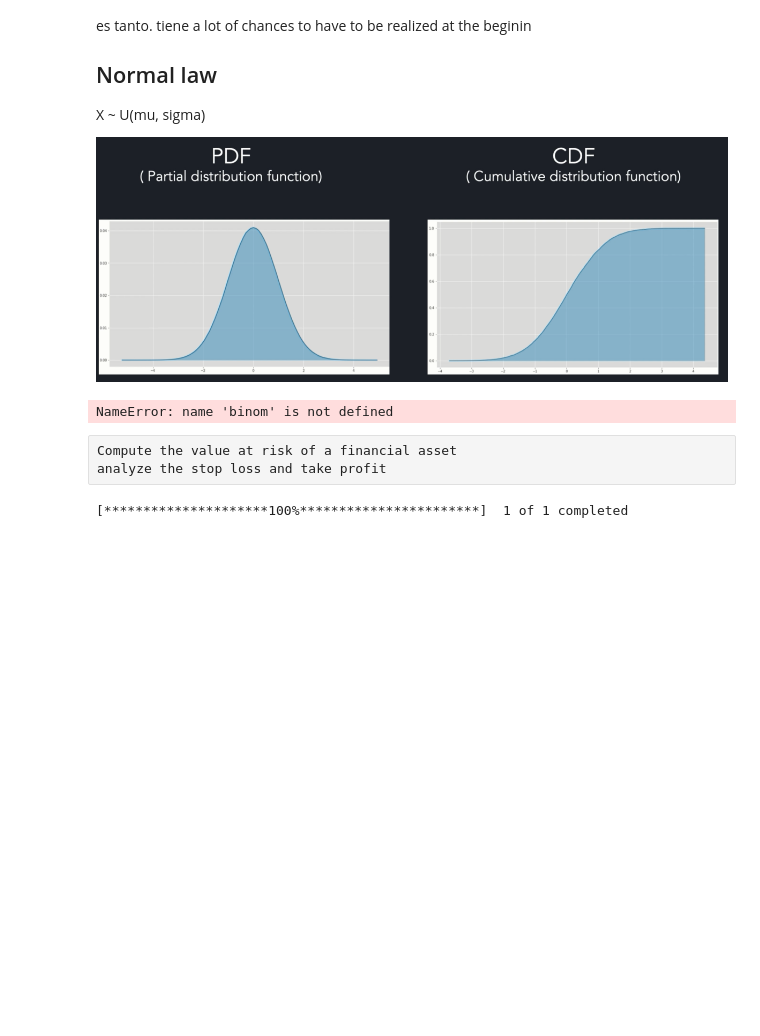
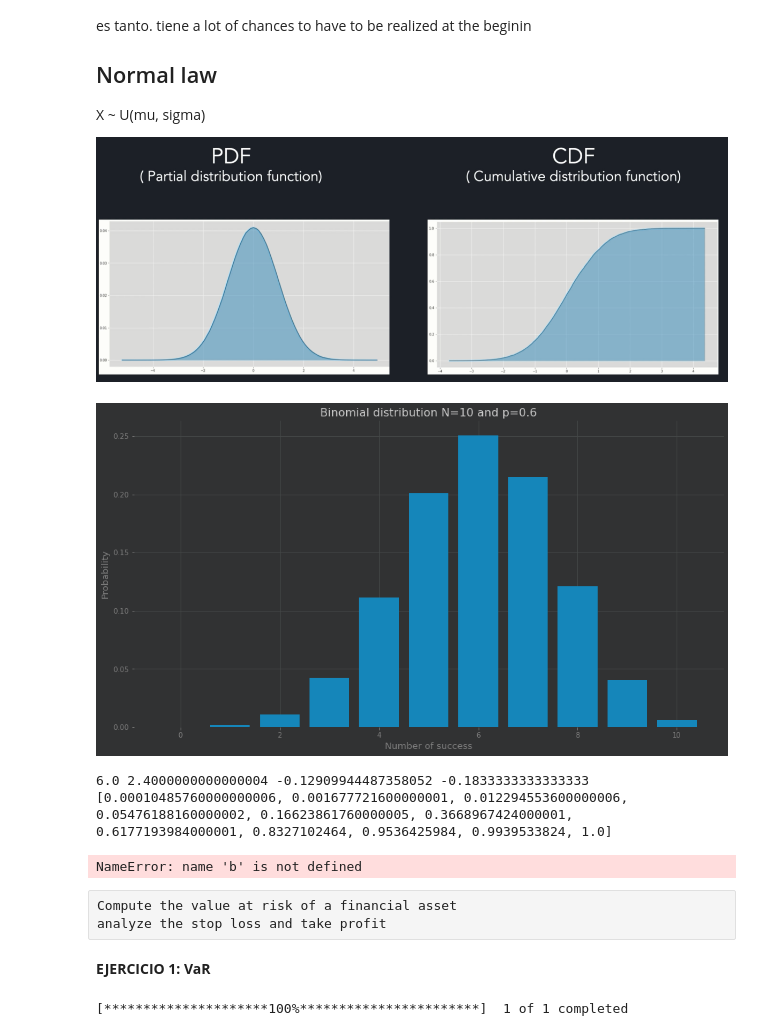
Before and after one commit to AgustinSt1990/FinanzasQuant, a Jupyter notebook: 001-Application-udemy.ipynb, the cells around one changed output. Cells and saved outputs as stored; diff of their text form; code cells hidden in the pictures; blank space fills up the shorter version.

```diff
--- a/001-Application-udemy.ipynb
+++ b/001-Application-udemy.ipynb
@@ -882,38 +853,55 @@ X ~ U(mu, sigma)
 ![image.png](attachment:9842e90e-235e-4d57-9126-3636f28f86e6.png)
 # %%
 # --------------- Initialiaze distribution setting --------------
+
+from scipy.stats import binom
 # Number of iterations
 n = 10
 
 # Probability of success
 p = 0.6
 
 # --------------- Compute the probability ---------------
 # list of possible number of success
 nb_success = list(range(n + 1))
 
 # list pf pmf values
 proba = [binom.pmf(b, n, p) for b in nb_success]
 
 # --------------- Plot the density ---------------
 # Adapt the size
 plt.figure(figsize=(15, 8))
 
 # Plot the distribution
 plt.bar(nb_success, proba, color='#1586BA')
 
 # Give x/y labels and a title
 plt.title(f'Binomial distribution N={n} and p={p}', size=16)
 plt.xlabel('Number of success', size=13)
 plt.ylabel('Probability', size=13)
 
 plt.show()
 # ---------------   ---------------
 # ---------------   ---------------
+
+mean, var, skew, kurt = binom.stats(n, p, moments='mvsk')
+prob = [binom.cdf(b, n, p) for b in nb_success]
+
+print (mean, var, skew, kurt)
+print (prob)
+
+r = binom.rvs(n, p, size=1000) # to generate random numbers
+
+np.allclose(b, binom.ppf(prob, n, p))
 # %% [output]
+[figure, added]
-NameError: name 'binom' is not defined
+6.0 2.4000000000000004 -0.12909944487358052 -0.1833333333333333
+[0.00010485760000000006, 0.001677721600000001, 0.012294553600000006, 0.05476188160000002, 0.16623861760000005, 0.3668967424000001, 0.6177193984000001, 0.8327102464, 0.9536425984, 0.9939533824, 1.0]
+NameError: name 'b' is not defined
 # %% [raw]
 Compute the value at risk of a financial asset
 analyze the stop loss and take profit
+# %% [markdown]
+**EJERCICIO 1: VaR**
 # %%
 # Video 59: Compute a Value at risk
```
Also changed, not shown: parts of 44 cells of this notebook, 1 other file.
